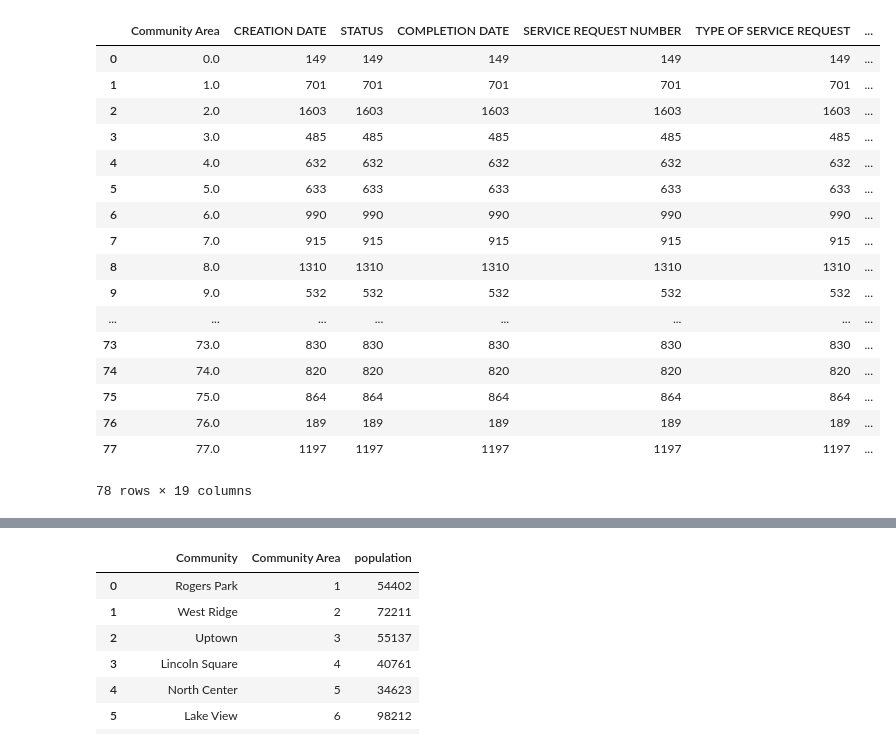
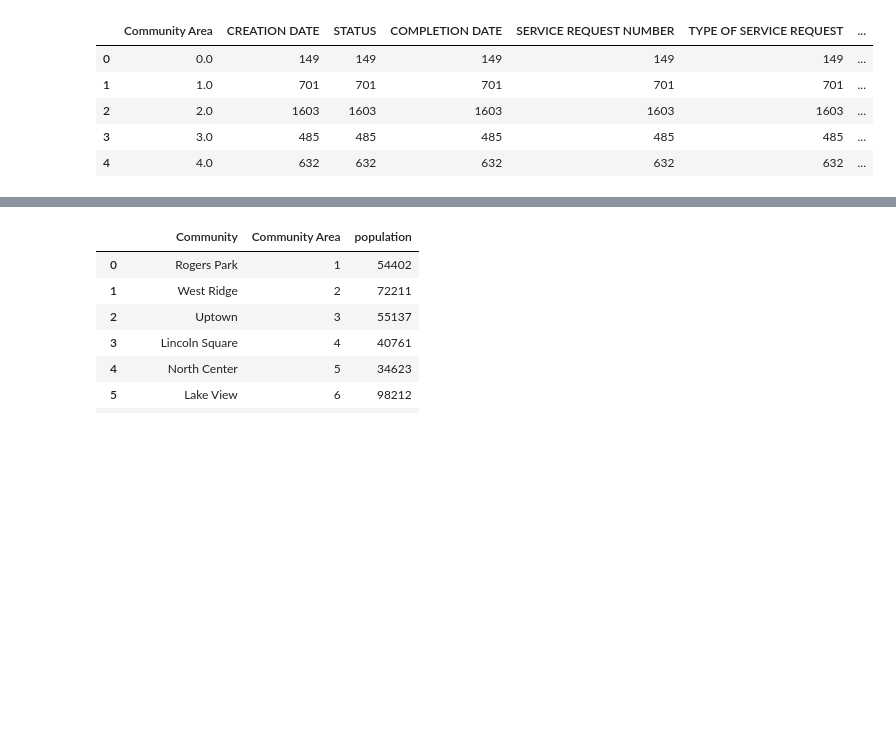
Before and after one commit to NUBootcampTeam/ParksAndPotholes, a Jupyter notebook: vc_main.ipynb, the cells around one changed output, grey strips where cells are left out. Saved outputs shown, nothing was run; the diff lists cells and outputs as text; code cells hidden in the pictures; blank space fills up the shorter version.

```diff
--- a/vc_main.ipynb
+++ b/vc_main.ipynb
@@ -31,28 +31,16 @@ potholes_df=pd.DataFrame(potholes)
 # %%
 potholes_df=potholes.groupby(['Community Area'], as_index=False)
 
 potholes_group=potholes_df.count()
 
-potholes_group
+potholes_group.head()
 # %% [output]
 |  | Community Area | CREATION DATE | STATUS | COMPLETION DATE | SERVICE REQUEST NUMBER | TYPE OF SERVICE REQUEST | ... |
 | 0 | 0.0 | 149 | 149 | 149 | 149 | 149 | ... |
 | 1 | 1.0 | 701 | 701 | 701 | 701 | 701 | ... |
 | 2 | 2.0 | 1603 | 1603 | 1603 | 1603 | 1603 | ... |
 | 3 | 3.0 | 485 | 485 | 485 | 485 | 485 | ... |
 | 4 | 4.0 | 632 | 632 | 632 | 632 | 632 | ... |
-| 5 | 5.0 | 633 | 633 | 633 | 633 | 633 | ... |
-| 6 | 6.0 | 990 | 990 | 990 | 990 | 990 | ... |
-| 7 | 7.0 | 915 | 915 | 915 | 915 | 915 | ... |
-| 8 | 8.0 | 1310 | 1310 | 1310 | 1310 | 1310 | ... |
-| 9 | 9.0 | 532 | 532 | 532 | 532 | 532 | ... |
-| ... | ... | ... | ... | ... | ... | ... | ... |
-| 73 | 73.0 | 830 | 830 | 830 | 830 | 830 | ... |
-| 74 | 74.0 | 820 | 820 | 820 | 820 | 820 | ... |
-| 75 | 75.0 | 864 | 864 | 864 | 864 | 864 | ... |
-| 76 | 76.0 | 189 | 189 | 189 | 189 | 189 | ... |
-| 77 | 77.0 | 1197 | 1197 | 1197 | 1197 | 1197 | ... |
-78 rows × 19 columns
 # %%
 #Drop non neighborhood (Community zero 0)
 
```
Also changed, not shown: parts of 4 cells of this notebook.
